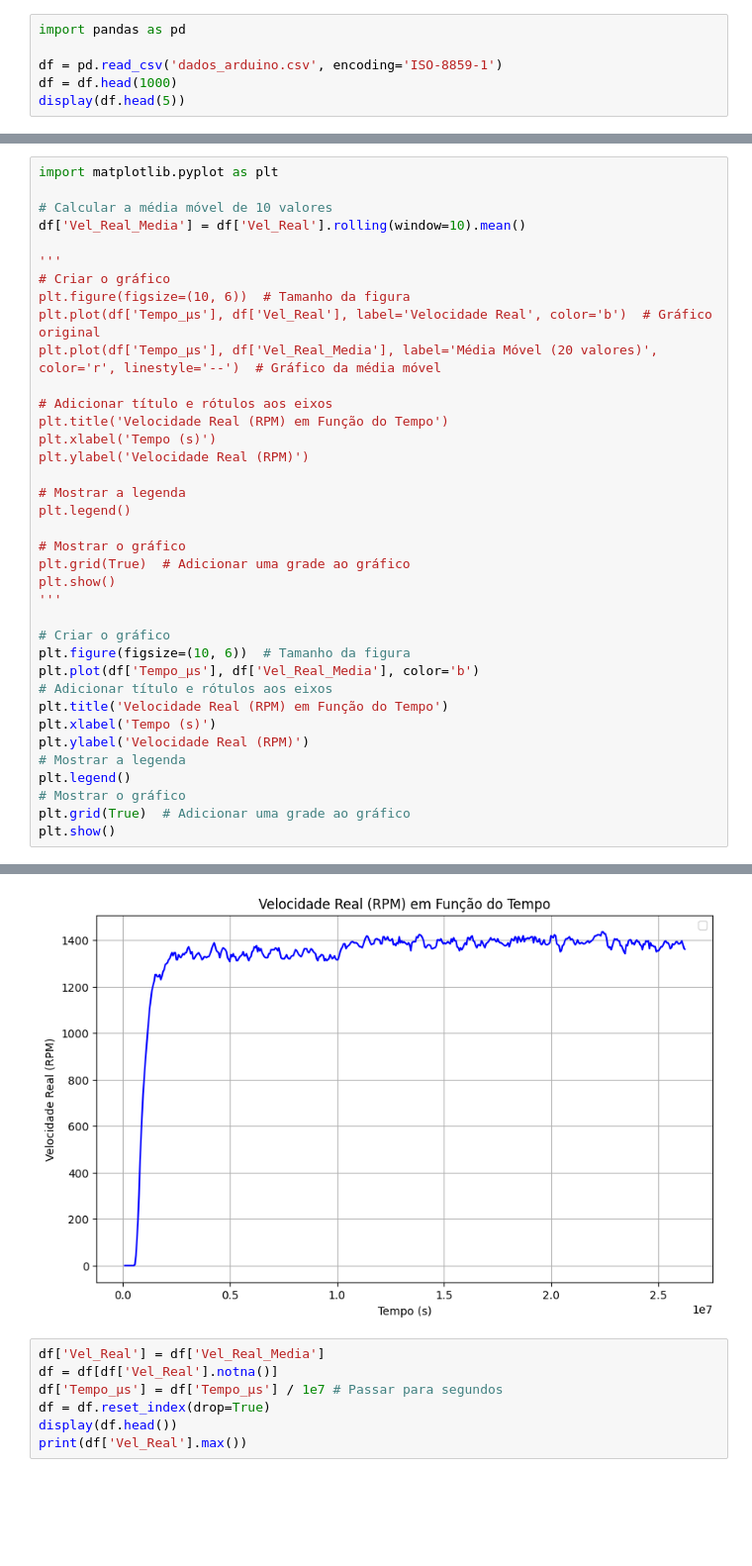
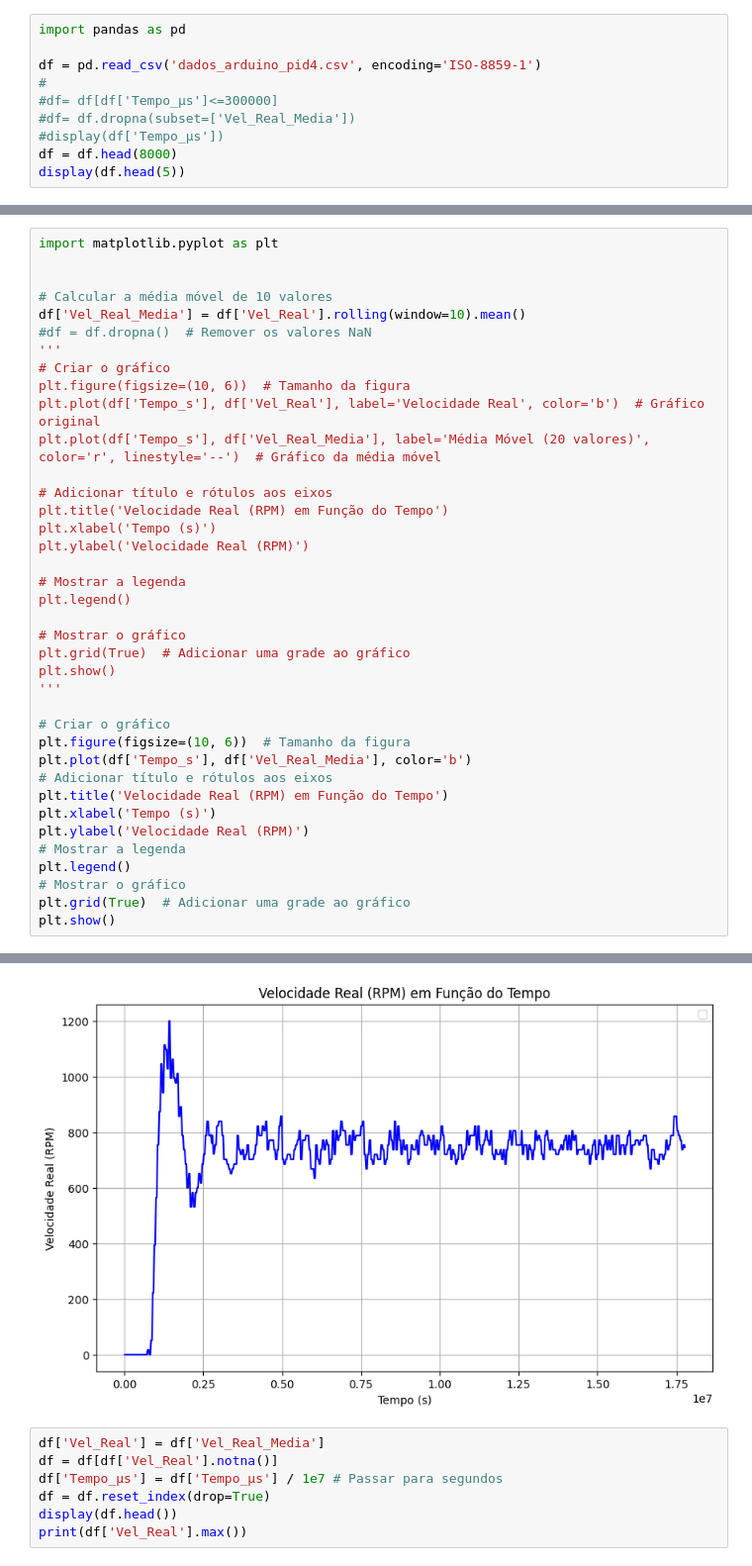
Before and after one commit to sabrina-costa13/Lab-Controle, a Jupyter notebook: Lab_Controle/graficos.ipynb, the cells around one changed output, grey strips where cells are left out. Shown: that part at 99% size. Saved outputs shown, nothing was run; the diff lists cells and outputs as text; blank space fills up the shorter version.

```diff
--- a/Lab_Controle/graficos.ipynb
+++ b/Lab_Controle/graficos.ipynb
@@ -1,7 +1,11 @@
 # %%
 import pandas as pd
 
-df = pd.read_csv('dados_arduino.csv', encoding='ISO-8859-1')
-df = df.head(1000)
+df = pd.read_csv('dados_arduino_pid4.csv', encoding='ISO-8859-1')
+#
+#df= df[df['Tempo_µs']<=300000]
+#df= df.dropna(subset=['Vel_Real_Media'])
+#display(df['Tempo_µs'])
+df = df.head(8000)
 display(df.head(5))
 # %% [output]
@@ -14,43 +18,44 @@ display(df.head(5))
 # %%
 import matplotlib.pyplot as plt
 
+
 # Calcular a média móvel de 10 valores
 df['Vel_Real_Media'] = df['Vel_Real'].rolling(window=10).mean()
-
+#df = df.dropna()  # Remover os valores NaN
 '''
 # Criar o gráfico
 plt.figure(figsize=(10, 6))  # Tamanho da figura
-plt.plot(df['Tempo_µs'], df['Vel_Real'], label='Velocidade Real', color='b')  # Gráfico original
-plt.plot(df['Tempo_µs'], df['Vel_Real_Media'], label='Média Móvel (20 valores)', color='r', linestyle='--')  # Gráfico da média móvel
+plt.plot(df['Tempo_s'], df['Vel_Real'], label='Velocidade Real', color='b')  # Gráfico original
+plt.plot(df['Tempo_s'], df['Vel_Real_Media'], label='Média Móvel (20 valores)', color='r', linestyle='--')  # Gráfico da média móvel
 
 # Adicionar título e rótulos aos eixos
 plt.title('Velocidade Real (RPM) em Função do Tempo')
 plt.xlabel('Tempo (s)')
 plt.ylabel('Velocidade Real (RPM)')
 
 # Mostrar a legenda
 plt.legend()
 
 # Mostrar o gráfico
 plt.grid(True)  # Adicionar uma grade ao gráfico
 plt.show()
 '''
 
 # Criar o gráfico
 plt.figure(figsize=(10, 6))  # Tamanho da figura
-plt.plot(df['Tempo_µs'], df['Vel_Real_Media'], color='b')
+plt.plot(df['Tempo_s'], df['Vel_Real_Media'], color='b')
 # Adicionar título e rótulos aos eixos
 plt.title('Velocidade Real (RPM) em Função do Tempo')
 plt.xlabel('Tempo (s)')
 plt.ylabel('Velocidade Real (RPM)')
 # Mostrar a legenda
 plt.legend()
 # Mostrar o gráfico
 plt.grid(True)  # Adicionar uma grade ao gráfico
 plt.show()
 # %% [output]
 No artists with labels found to put in legend.  Note that artists whose label start with an underscore are ignored when legend() is called with no argument.
-[figure, old version]
+[figure, new version]
 # %%
 df['Vel_Real'] = df['Vel_Real_Media']
 df = df[df['Vel_Real'].notna()]
```
Also changed, not shown: parts of 2 cells of this notebook, 7 other files.
